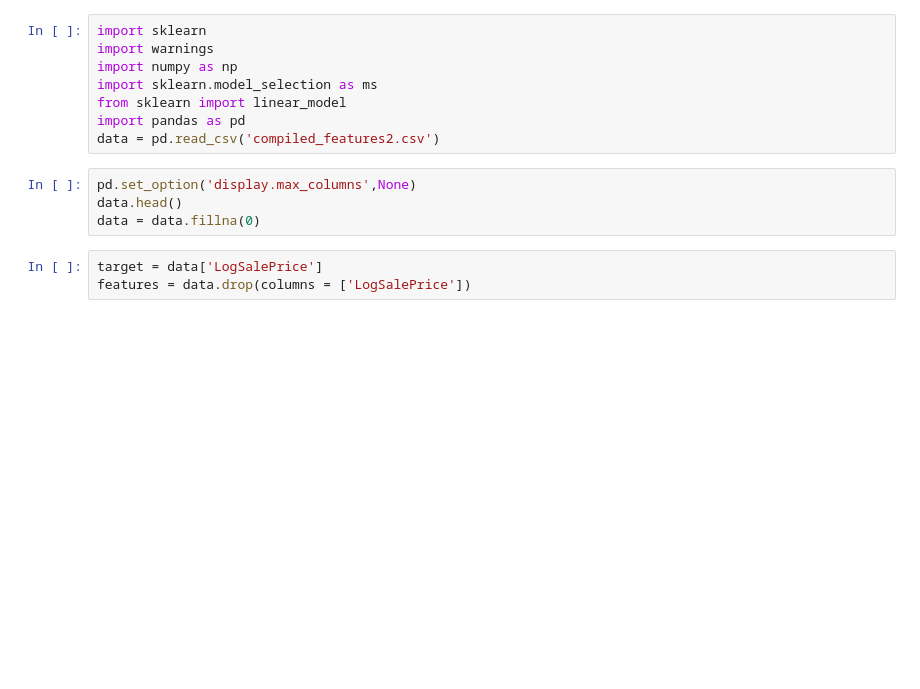
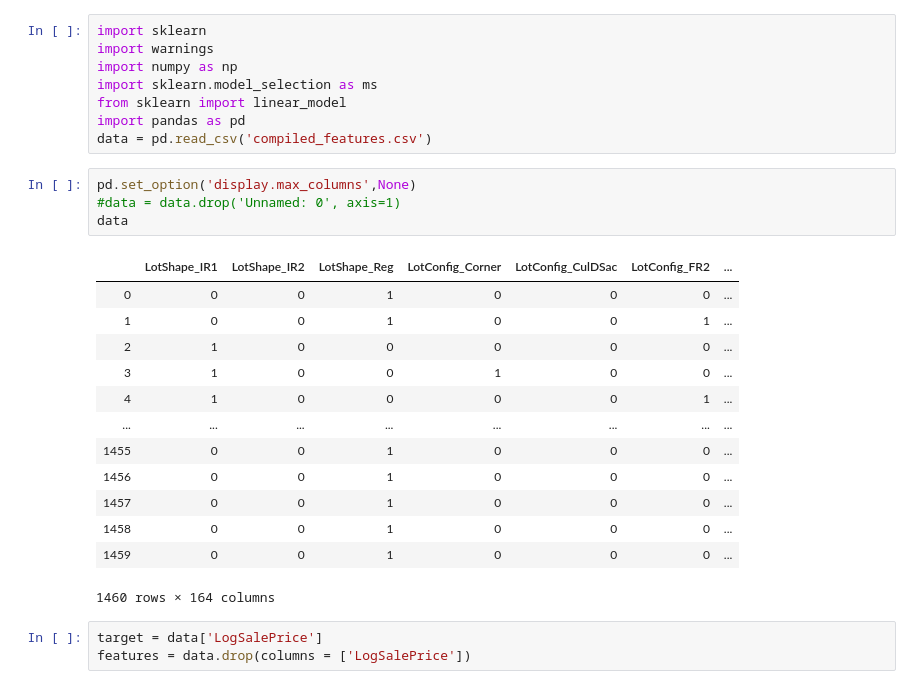
Before and after one commit to matthew-boccio/ml-housing, a Jupyter notebook: gridsearch_lasso.ipynb, the cells around one changed output. Saved outputs shown, nothing was run; the diff lists cells and outputs as text; blank space fills up the shorter version.

```diff
--- a/gridsearch_lasso.ipynb
+++ b/gridsearch_lasso.ipynb
@@ -5,11 +5,25 @@ import numpy as np
 import sklearn.model_selection as ms
 from sklearn import linear_model
 import pandas as pd
-data = pd.read_csv('compiled_features2.csv')
+data = pd.read_csv('compiled_features.csv')
 # %%
 pd.set_option('display.max_columns',None)
-data.head()
-data = data.fillna(0)
+#data = data.drop('Unnamed: 0', axis=1)
+data
+# %% [output]
+|  | LotShape_IR1 | LotShape_IR2 | LotShape_Reg | LotConfig_Corner | LotConfig_CulDSac | LotConfig_FR2 | ... |
+| 0 | 0 | 0 | 1 | 0 | 0 | 0 | ... |
+| 1 | 0 | 0 | 1 | 0 | 0 | 1 | ... |
+| 2 | 1 | 0 | 0 | 0 | 0 | 0 | ... |
+| 3 | 1 | 0 | 0 | 1 | 0 | 0 | ... |
+| 4 | 1 | 0 | 0 | 0 | 0 | 1 | ... |
+| ... | ... | ... | ... | ... | ... | ... | ... |
+| 1455 | 0 | 0 | 1 | 0 | 0 | 0 | ... |
+| 1456 | 0 | 0 | 1 | 0 | 0 | 0 | ... |
+| 1457 | 0 | 0 | 1 | 0 | 0 | 0 | ... |
+| 1458 | 0 | 0 | 1 | 0 | 0 | 0 | ... |
+| 1459 | 0 | 0 | 1 | 0 | 0 | 0 | ... |
+1460 rows × 164 columns
 # %%
 target = data['LogSalePrice']
 features = data.drop(columns = ['LogSalePrice'])
```
Also changed, not shown: parts of 4 cells of this notebook, 3 other files.
